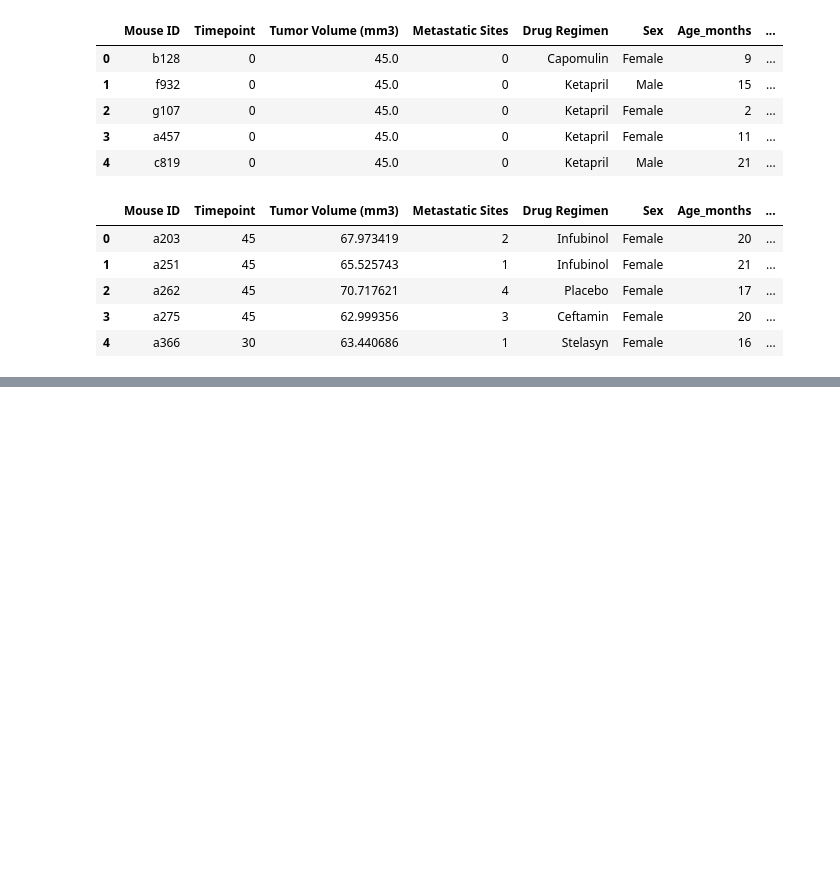
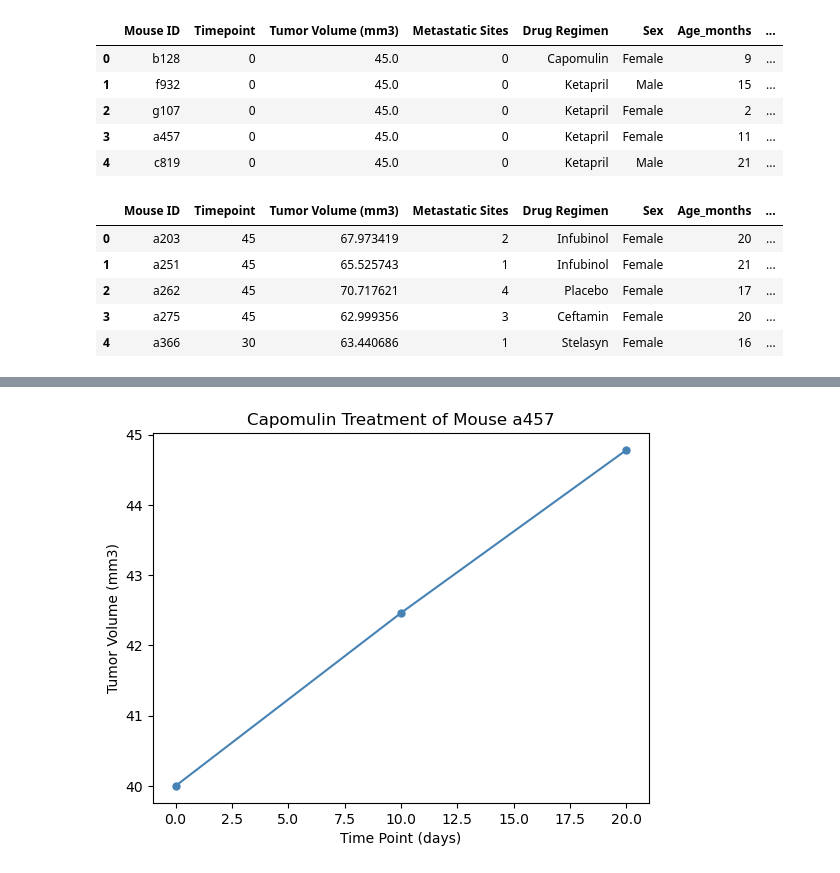
Before and after one commit to AMRITKAUR89/MatPlotLib-Challenge, a Jupyter notebook: Pymaceuticals/Matplotlib.ipynb, the cells around one changed output, grey strips where cells are left out. Cells and saved outputs as stored; diff of their text form; code cells hidden in the pictures; blank space fills up the shorter version.

```diff
--- a/Pymaceuticals/Matplotlib.ipynb
+++ b/Pymaceuticals/Matplotlib.ipynb
@@ -259,0 +288,25 @@ Ceftamin's potential outliers: Series([], Name: Tumor Volume (mm3), dtype: float
+# %%
+mouse_id = 'a457'
+
+# Filter the data for the specific mouse treated with Capomulin
+capomulin_mouse_data = Mice_dup[Mice_dup['Mouse ID'] == mouse_id]
+
+# Normalize the Tumor Volume to start from 40
+initial_tumor_vol = capomulin_mouse_data['Tumor Volume (mm3)'].iloc[0]
+normalized_tumor_vol = (capomulin_mouse_data['Tumor Volume (mm3)'] - initial_tumor_vol) + 40
+
+# Create new timepoints with a gap of 10 days
+new_timepoints = np.arange(0, len(capomulin_mouse_data) * 10, 10)
+
+# Generate the line plot
+plt.plot(new_timepoints, normalized_tumor_vol, marker='o', color='steelblue', markersize=5)
+
+# Customize the plot
+plt.title(f'Capomulin Treatment of Mouse {mouse_id}')
+plt.xlabel('Time Point (days)')
+plt.ylabel('Tumor Volume (mm3)')
+
+# Show the plot
+plt.show()
+# %% [output]
+[figure, added]
```
Also changed, not shown: parts of 11 cells of this notebook.
